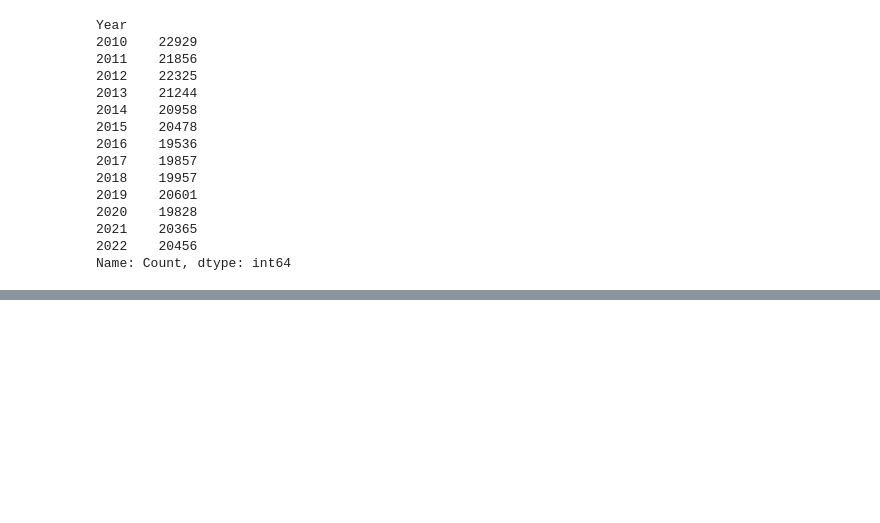
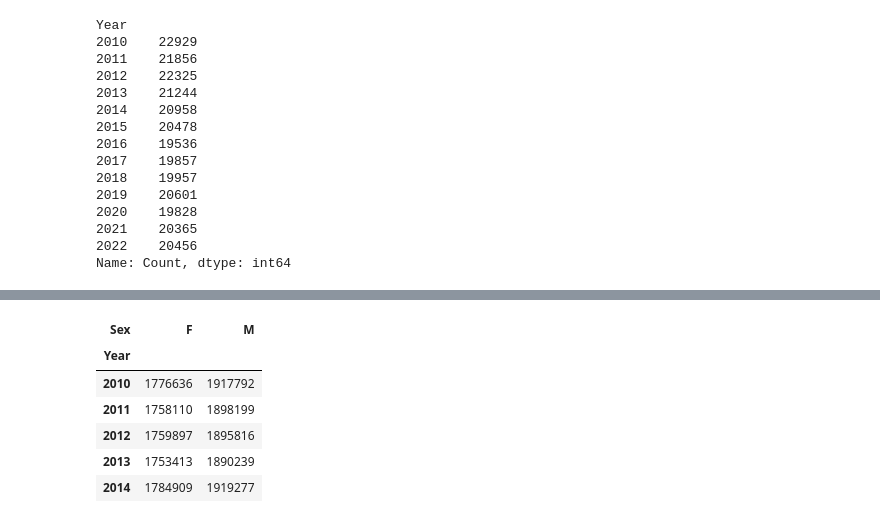
Before and after one commit to OneRaise5385/DataScience, a Jupyter notebook: prac06.ipynb, the cells around one changed output, grey strips where cells are left out. Drawn from its saved outputs; the diff is of its cells as text; code cells hidden in the pictures; blank space fills up the shorter version.

```diff
--- a/prac06.ipynb
+++ b/prac06.ipynb
@@ -318,0 +348,19 @@ Name: Count, dtype: int64
+# %%
+# 表单转换
+counts_by_year_and_sex.head()
+
+# pivot_table
+mf_pivot = pd.pivot_table(baby,
+                          index='Year',
+                          columns='Sex',
+                          values='Count',
+                          aggfunc=sum)
+mf_pivot.head()
+# %% [output]
+| Sex | F | M |
+| Year |  |  |
+| 2010 | 1776636 | 1917792 |
+| 2011 | 1758110 | 1898199 |
+| 2012 | 1759897 | 1895816 |
+| 2013 | 1753413 | 1890239 |
+| 2014 | 1784909 | 1919277 |
```
Also changed, not shown: parts of 7 cells of this notebook.
